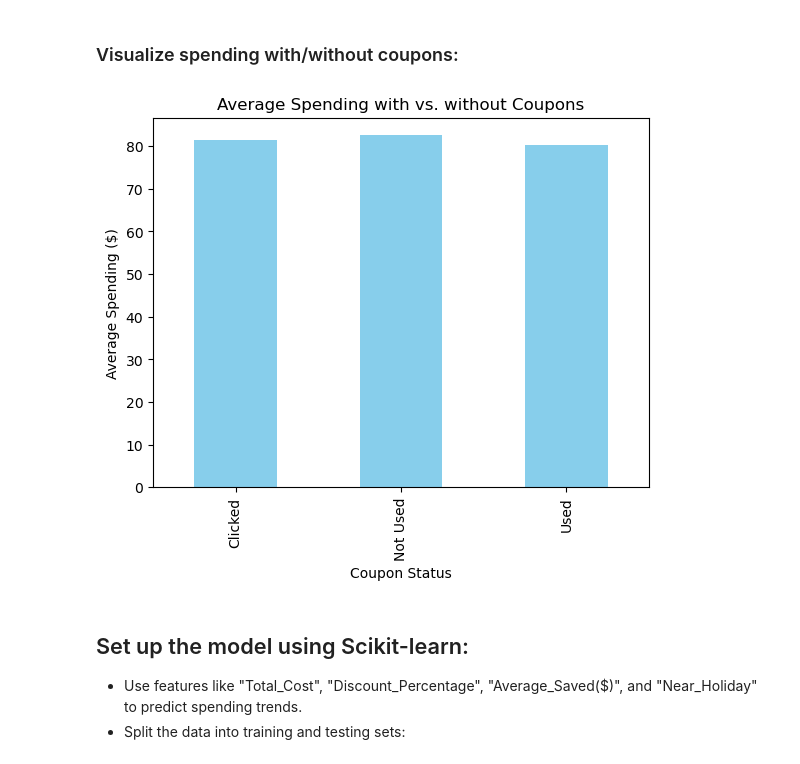
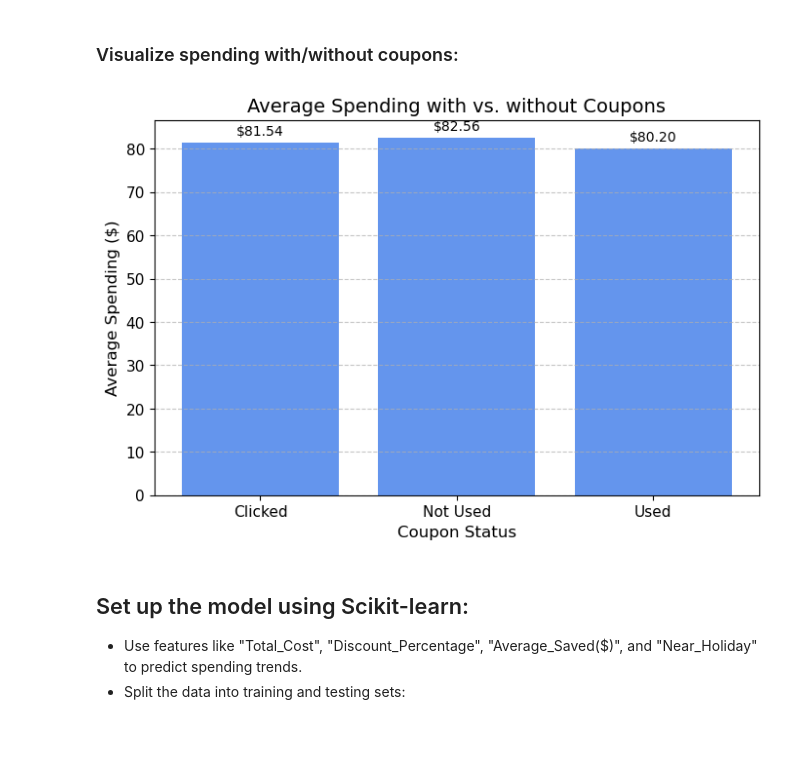
Before and after one commit to natbiorg/project_4, a Jupyter notebook: Starter_Code/analysis.ipynb, the cells around one changed output. Cells and saved outputs as stored; diff of their text form; code cells hidden in the pictures; blank space fills up the shorter version.

```diff
--- a/Starter_Code/analysis.ipynb
+++ b/Starter_Code/analysis.ipynb
@@ -4,6 +12,6 @@ import matplotlib.pyplot as plt
 # %%
 # Load the cleaned dataset
-data = pd.read_csv('data/cleaned.csv')
+data = pd.read_csv('Resources/cleaned.csv')
 
 # Preview the dataset
 data.head()
@@ -160,0 +209,27 @@ plt.show()
+# %%
+# Calculating product popularity
+product_popularity = data.copy()
+product_popularity['count_per_prod'] = data.groupby('Product_Description')['Product_Description'].transform('count')
+product_popularity = product_popularity.sort_values(by='count_per_prod', ascending=False)
+top_10_products = product_popularity['Product_Description'].unique()[:10]
+
+# Filtering for the top 10
+product_popularity_top_10 = product_popularity[product_popularity['Product_Description'].isin(top_10_products)]
+
+# Grouping by gender and prod description
+gender_split = product_popularity_top_10.groupby(['Product_Description', 'Gender']).size().unstack(fill_value=0)
+
+# Plotting
+gender_split.plot(kind='bar', color=['mediumvioletred', 'deepskyblue'])
+plt.xlabel('Product Description', fontsize=12, labelpad=10)
+plt.ylabel('Frequency', fontsize=12, labelpad=10)
+plt.title('Top 10 Products Gender Split', fontsize=14, pad=15)
+plt.xticks(rotation=45, ha='right', fontsize=10)
+plt.yticks(fontsize=10)
+for i, bar in enumerate(plt.gca().patches):
+    yval = bar.get_height()
+    if yval > 0:
+        plt.text(bar.get_x() + bar.get_width() / 2, yval + 50, f"{int(yval)}", ha='center', va='bottom', fontsize=9)
+plt.legend(title='Gender', title_fontsize='12', fontsize=10, loc='upper right')
+plt.savefig("top_ten_products_by_gender.png", dpi=300, bbox_inches="tight")
+plt.show()
@@ -174,15 +301,23 @@ Correlation between Discount Percentage and Total Cost: -0.05590317137476381
 # %%
 # Spending by coupon usage
 coupon_spending = data.groupby('Coupon_Status')['Total_Cost'].mean()
 
 # Plot spending by coupon usage
-coupon_spending.plot(kind='bar', color='skyblue')
-plt.xlabel('Coupon Status')
-plt.ylabel('Average Spending ($)')
-plt.title('Average Spending with vs. without Coupons')
+plt.figure(figsize=(8, 5))
+bars = plt.bar(coupon_spending.index, coupon_spending, color='cornflowerblue')
+for bar in bars:
+    yval = bar.get_height()
+    plt.text(bar.get_x() + bar.get_width() / 2, yval + 1, f"${yval:.2f}", ha='center', va='bottom', fontsize=10)
+plt.xlabel('Coupon Status', fontsize=12)
+plt.ylabel('Average Spending ($)', fontsize=12)
+plt.title('Average Spending with vs. without Coupons', fontsize=14)
+plt.xticks(fontsize=11)
+plt.yticks(fontsize=11)
+plt.grid(axis='y', linestyle='--', alpha=0.7)
+plt.savefig("promotional_spending.png", dpi=300, bbox_inches="tight")
 plt.show()
 # %% [output]
-[figure, old version]
+[figure, new version]
 # %% [markdown]
 ## Set up the model using Scikit-learn:
 - Use features like "Total_Cost", "Discount_Percentage", "Average_Saved($)", and "Near_Holiday" to predict spending trends.
```
Also changed, not shown: parts of 13 cells of this notebook.
